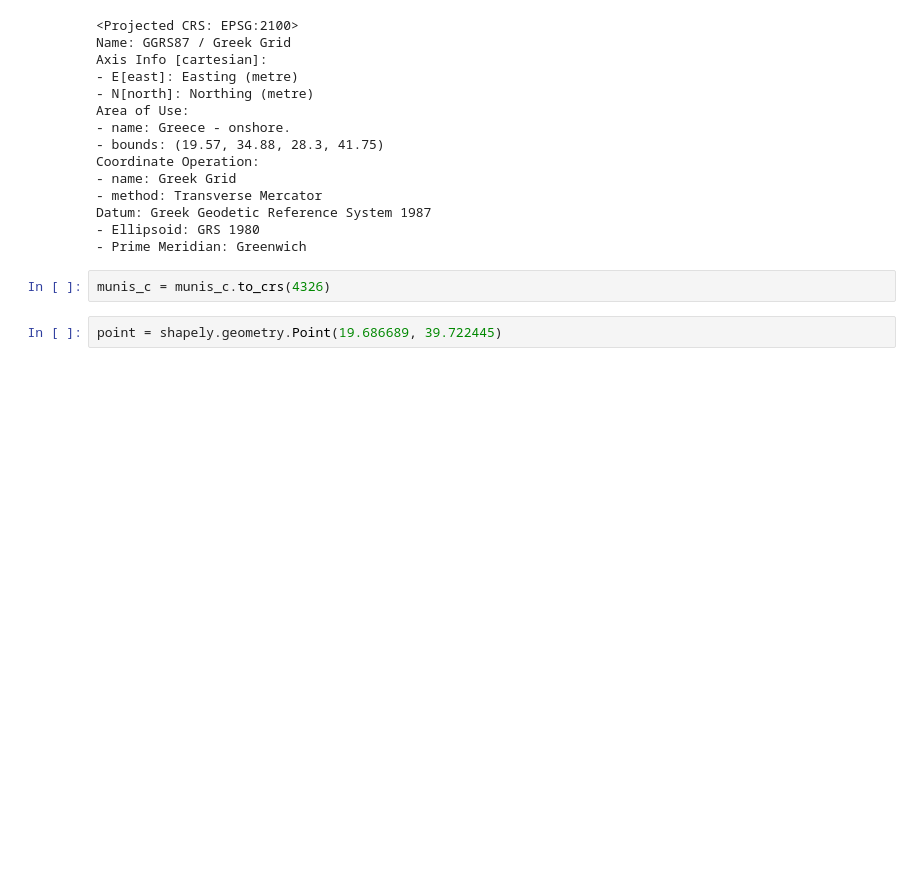
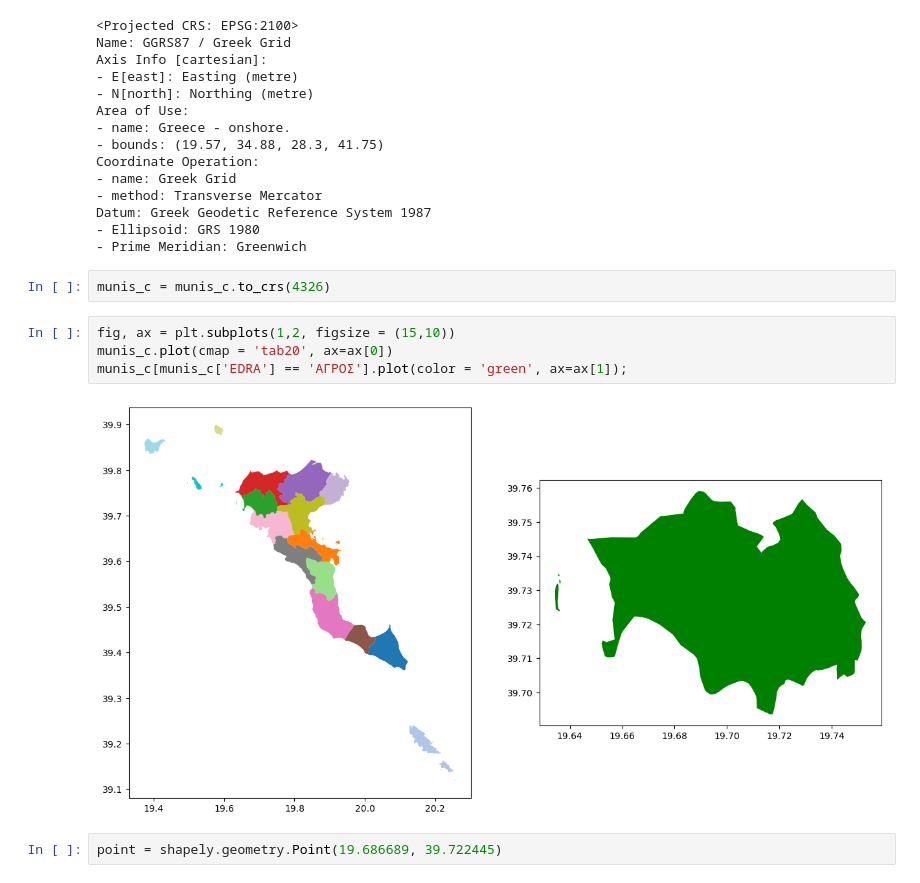
Before and after one commit to bobadams1/house_finder, a Jupyter notebook: code/02_Shoreline_Boundary.ipynb, the cells around one changed output. Drawn from its saved outputs; the diff is of its cells as text; blank space fills up the shorter version.

```diff
--- a/code/02_Shoreline_Boundary.ipynb
+++ b/code/02_Shoreline_Boundary.ipynb
@@ -264,6 +260,12 @@ Datum: Greek Geodetic Reference System 1987
 - Prime Meridian: Greenwich
 # %%
 munis_c = munis_c.to_crs(4326)
+# %%
+fig, ax = plt.subplots(1,2, figsize = (15,10))
+munis_c.plot(cmap = 'tab20', ax=ax[0])
+munis_c[munis_c['EDRA'] == 'ΑΓΡΟΣ'].plot(color = 'green', ax=ax[1]);
+# %% [output]
+[figure, added]
 # %%
 point = shapely.geometry.Point(19.686689, 39.722445)
 # %%
```
Also changed, not shown: parts of 17 cells of this notebook, 2 other files.
